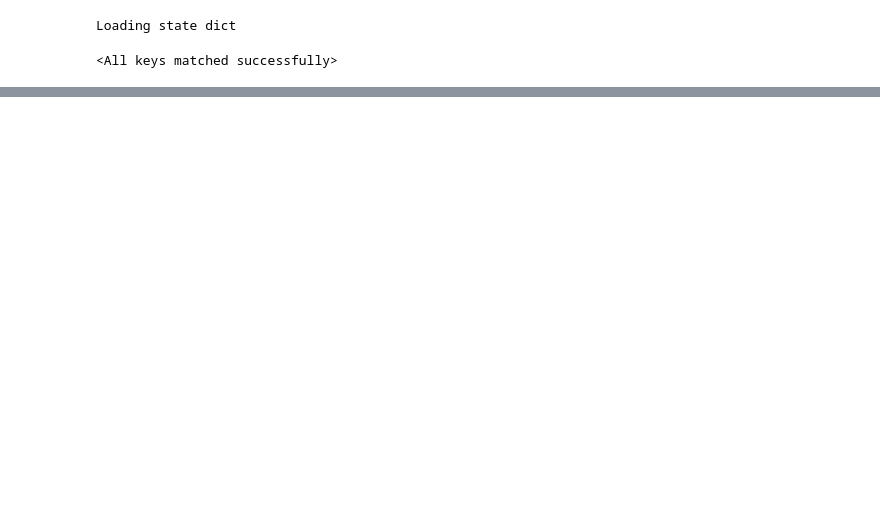
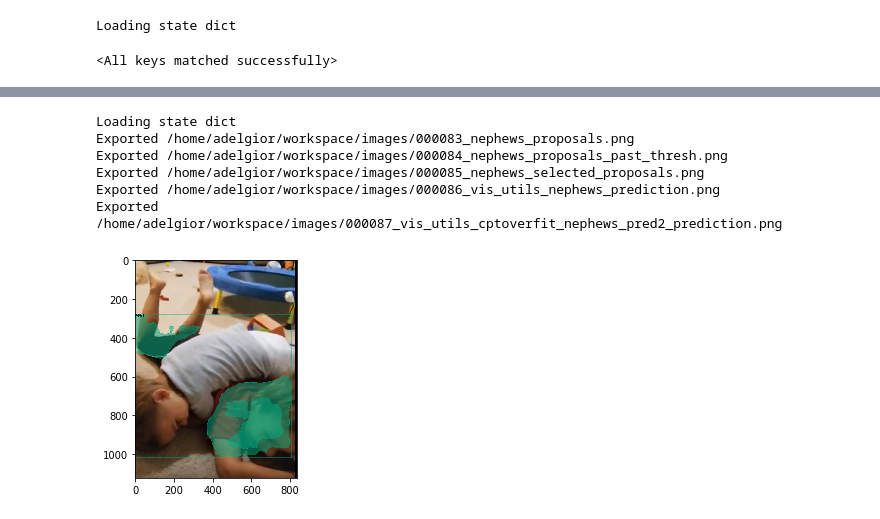
Before and after one commit to alliedel/multi-instance-mask-rcnn-extension, a Jupyter notebook: scripts/ipynb/break_maskrcnn.ipynb, the cells around one changed output, grey strips where cells are left out. Drawn from its saved outputs; the diff is of its cells as text; code cells hidden in the pictures; blank space fills up the shorter version.

```diff
--- a/scripts/ipynb/break_maskrcnn.ipynb
+++ b/scripts/ipynb/break_maskrcnn.ipynb
@@ -246,0 +358,77 @@ ValueError: some of the strides of a given numpy array are negative. This is cur
+# %%
+# loading the models overfit to this image in particular
+
+config_filepath = os.path.join("output/logs/train/train_2021-10-07-141837_VCS-6ef0df7_MAX_ITR-2000_HEAD_TYPE-custom_MATCH-0", 'config.yaml')
+checkpoint = os.path.join(os.path.dirname(config_filepath), 'model_checkpoints', 'model_001600.pth.tar')
+modelname = 'cptoverfit_'
+from detectron2.evaluation.evaluator import inference_context
+cfg = get_cfg()
+cfg.merge_from_file(config_filepath)
+
+mymodel = trainer_apd.Trainer_APD.build_model(cfg)
+print('Loading state dict')
+state = torch.load(checkpoint, map_location=torch.device('cpu')) if cpu \
+    else torch.load(checkpoint)
+mymodel.load_state_dict(state['model_state_dict'])
+
+fmt = cfg.INPUT.FORMAT
+img_modelfmt = read_image(impath, fmt=fmt)[:,:,::-1]
+height, width = img.shape[:2]
+inputs = {"image": torch.as_tensor(img_modelfmt.astype("float32").transpose(2, 0, 1)),
+          "height": height, "width": width}
+# inputs = [torch.from_numpy(im)]
+model = mymodel
+# model = predictor.model
+previously_training = model.training
+model.eval()
+with inference_context(model), torch.no_grad():
+    # Get proposals
+    images = model.preprocess_image([inputs])
+    features = model.backbone(images.tensor)
+    proposalss, proposal_lossess = model.proposal_generator(images, features, None)
+
+    # Get instance boxes, masks, and proposal idxs
+    outputs, extra_proposal_details = model([inputs], trace_proposals=True)
+
+if previously_training:
+    model.train()
+
+all_outputs = {'outputs': outputs,
+        'proposalss': proposalss,
+        'proposal_lossess': proposal_lossess,
+        'extra_proposal_details': extra_proposal_details
+        }
+
+output = all_outputs['outputs'][0]
+proposals_pre = all_outputs['proposalss'][0]
+visualize_just_image = False
+extra_proposal_details = all_outputs['extra_proposal_details'][0]
+image_id=os.path.splitext(os.path.basename(impath))[0]
+img_prepped, pred_instances, proposals = script_utils.prep_for_visualization(cfg, img, output['instances'], proposals_pre)
+output['instances'] = pred_instances
+# d. Visualize and export Mask R-CNN predictions
+metadata = MetadataCatalog.get(cfg.DATASETS.TRAIN[0])
+proposal_score_thresh = None if model is None else model.roi_heads.test_score_thresh
+script_utils.visualize_single_image_output(img_prepped, metadata, pred_instances=output, proposals=proposals, image_id=str(image_id),
+                              extra_proposal_details=extra_proposal_details,
+                              scale=2.0, proposal_score_thresh=proposal_score_thresh, exporter=exporter,
+                              visualize_just_image=visualize_just_image)
+## Export secondary masks
+if 'pred_masks2' in list(output['instances']._fields.keys()):
+    output['instances'].set('pred_masks', output['instances'].pred_masks2)
+    img_prepped, pred_instances, proposals = script_utils.prep_for_visualization(cfg, img, output['instances'], proposals_pre)
+    output['instances'] = pred_instances
+    # d. Visualize and export Mask R-CNN predictions
+    metadata = MetadataCatalog.get(cfg.DATASETS.TRAIN[0])
+    proposal_score_thresh = None if model is None else model.roi_heads.test_score_thresh
+    script_utils.visualize_single_image_output(img_prepped, metadata, pred_instances=output,
+        proposals=None, image_id=modelname + str(image_id) + '_pred2', extra_proposal_details=None, scale=2.0,
+        proposal_score_thresh=None, exporter=exporter, visualize_just_image=visualize_just_image)
+# %% [output]
+Loading state dict
+Exported /home/adelgior/workspace/images/000083_nephews_proposals.png
+Exported /home/adelgior/workspace/images/000084_nephews_proposals_past_thresh.png
+Exported /home/adelgior/workspace/images/000085_nephews_selected_proposals.png
+Exported /home/adelgior/workspace/images/000086_vis_utils_nephews_prediction.png
+Exported /home/adelgior/workspace/images/000087_vis_utils_cptoverfit_nephews_pred2_prediction.png
+[figure, added]
```
Also changed, not shown: parts of 21 cells of this notebook, 28 other files.
